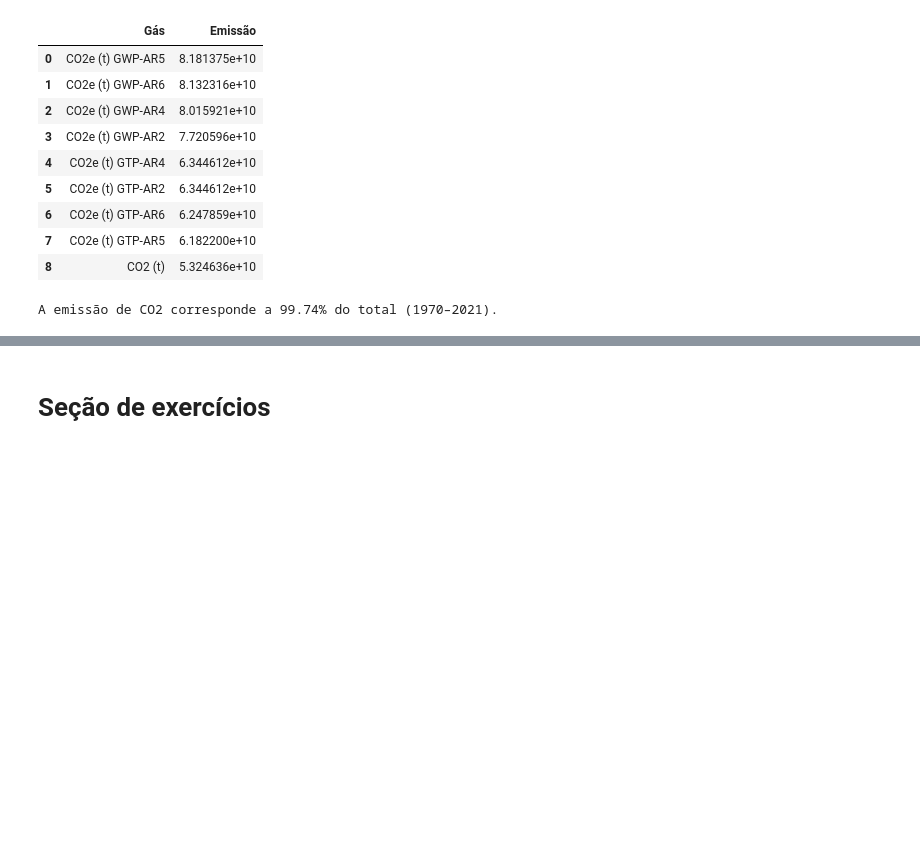
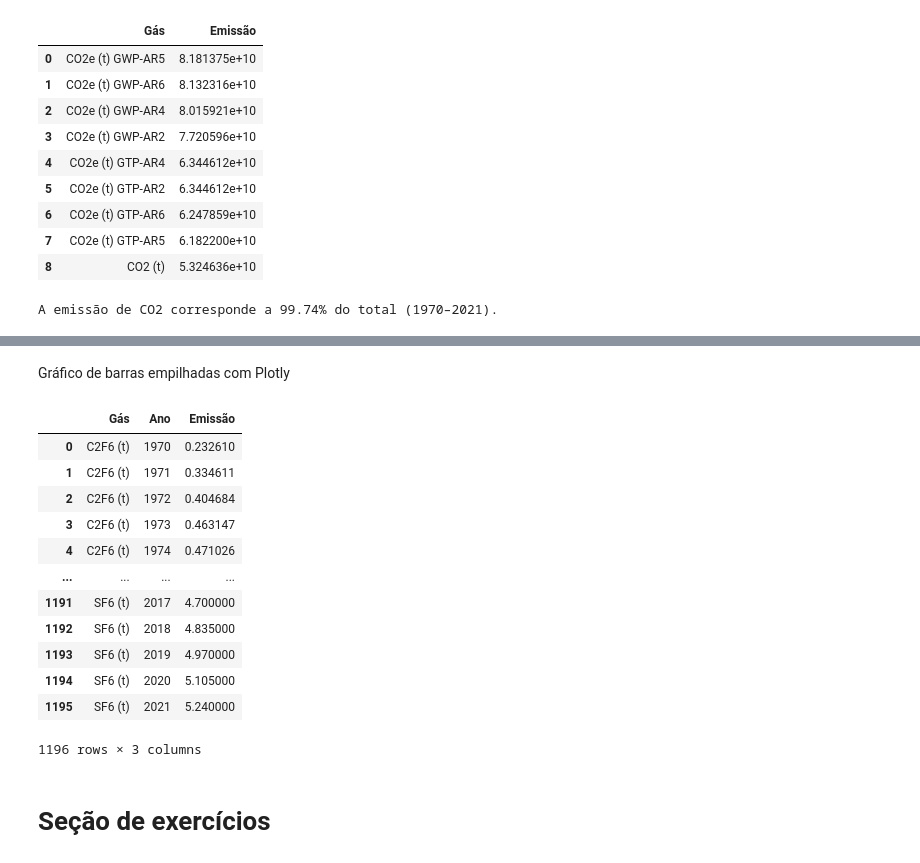
Before and after one commit to joas-ds/Alura_Python_para_Data_Science-Public, a Jupyter notebook: Selecionando_e_agrupando_dados/analise_dados_SEEG.ipynb, the cells around one changed output, grey strips where cells are left out. Saved outputs shown, nothing was run; the diff lists cells and outputs as text; code cells hidden in the pictures; blank space fills up the shorter version.

```diff
--- a/Selecionando_e_agrupando_dados/analise_dados_SEEG.ipynb
+++ b/Selecionando_e_agrupando_dados/analise_dados_SEEG.ipynb
@@ -447,0 +639,20 @@ Objetivo: agrupar dados com base em não só 1, mas DUAS colunas do data frame a
+# %% [markdown]
+Gráfico de barras empilhadas com Plotly
+# %%
+# Armazena em variável as informações que interessam e ajusta o index
+grafico_barras_emp = emissoes_por_ano.groupby(['Gás', 'Ano'])[['Emissão']].mean().reset_index()
+grafico_barras_emp
+# %% [output]
+|  | Gás | Ano | Emissão |
+| 0 | C2F6 (t) | 1970 | 0.232610 |
+| 1 | C2F6 (t) | 1971 | 0.334611 |
+| 2 | C2F6 (t) | 1972 | 0.404684 |
+| 3 | C2F6 (t) | 1973 | 0.463147 |
+| 4 | C2F6 (t) | 1974 | 0.471026 |
+| ... | ... | ... | ... |
+| 1191 | SF6 (t) | 2017 | 4.700000 |
+| 1192 | SF6 (t) | 2018 | 4.835000 |
+| 1193 | SF6 (t) | 2019 | 4.970000 |
+| 1194 | SF6 (t) | 2020 | 5.105000 |
+| 1195 | SF6 (t) | 2021 | 5.240000 |
+1196 rows × 3 columns
```
Also changed, not shown: parts of 20 cells of this notebook.
